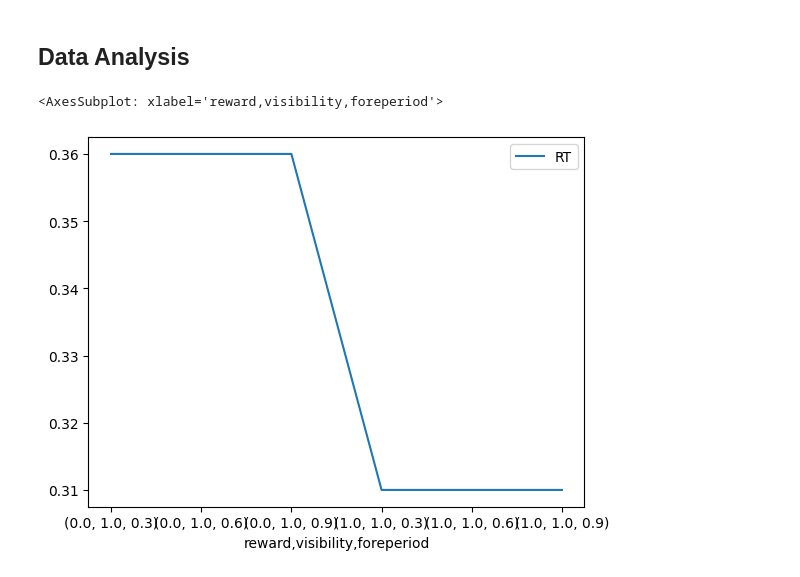
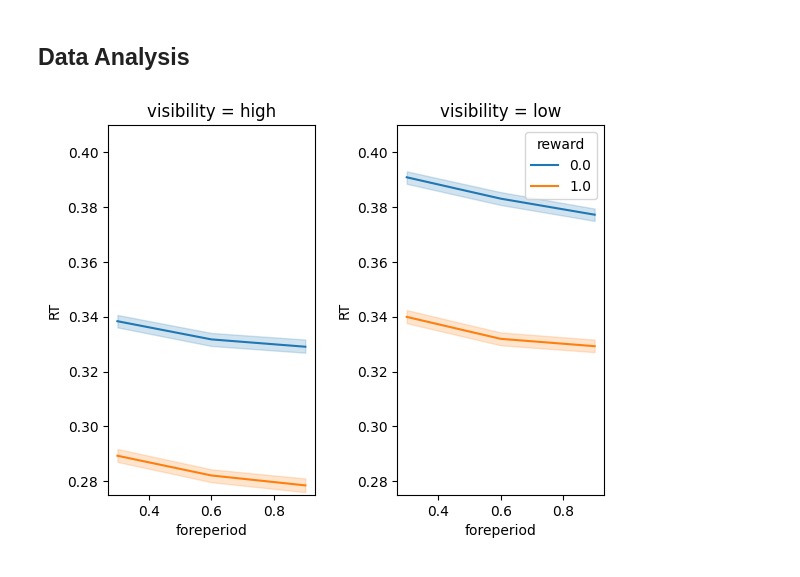
Before and after one commit to oyjuffer/CM-3, a Jupyter notebook: main.ipynb, the cells around one changed output. Drawn from its saved outputs; the diff is of its cells as text; code cells hidden in the pictures.

Commit message:
graphs working

```diff
--- a/main.ipynb
+++ b/main.ipynb
@@ -19,7 +20,7 @@ from matplotlib import pyplot as plt
 # %%
 t_0 = 0.011
 a = 1.1
-b = 0.015
+b = 0.2
 add_noise = True
 
 def noise(s):
@@ -104,15 +105,22 @@ def experiment(participants):
                 reaction_time = 0.410
                 reward_time = 0.05
                 visibility_time = 0.05
+                anticipation = 1
 
                 # pre stimulus
                 blend_pattern = Chunk(name = "foreperiod", slots = {"type": "time"})
                 memory = participant_model.retrieve_blended_trace(blend_pattern, "value")
-                anticipation = 0.5
 
                 # stimulus
                 difference = foreperiod_location[index_trial][0] - pulses_to_time(memory[0] * anticipation)
                 participant_model.time += memory[1] + 0.05
+
+                if(difference >= 0.05):
+                    reaction_time =  reaction_time - 0.05
+                elif(difference <= 0):
+                    reaction_time =  reaction_time
+                else:
+                    reaction_time =  reaction_time - difference
 
                 reaction_time = reaction_time - (reward_time * reward_visibility[index_block][0]) - (visibility_time * reward_visibility[index_block][1])
 
@@ -147,30 +155,28 @@ Participant: 10/10
 # %%
 # keep a copy
 dataFrame = pd.DataFrame(data)
 dataFrame.columns = ["participant", "block", "trial", "reward", "visibility", "foreperiod", "location", "RT"]
 
 dataFrame.drop('participant', inplace=True, axis=1)
 dataFrame.drop('block', inplace=True, axis=1)
 dataFrame.drop('trial', inplace=True, axis=1)
 dataFrame.drop('location', inplace=True, axis=1)
-grouped = dataFrame.groupby(["reward", "visibility", "foreperiod"]).mean()
-
-df1, df2 = grouped.query('visibility == 1'), grouped.query('visibility == 0')
-
-df1
-# df2
 
 
-df1.plot(kind="line", )
+df1 = dataFrame[dataFrame["visibility"] == 1]
+df2 = dataFrame[dataFrame["visibility"] == 0]
 
+fig, ax = plt.subplots(1,2)
+ax1 = sns.lineplot(data=df1, x="foreperiod", y="RT", hue = "reward", ax=ax[0], legend=False)
+ax2 = sns.lineplot(data=df2, x="foreperiod", y="RT", hue = "reward", ax=ax[1])
 
-# # df1.plot(subplots=True, layout=(1,2))
+ax1.set_ylim(0.275, 0.41)
+ax2.set_ylim(0.275, 0.41)
 
+ax1.set(title="visibility = high")
+ax2.set(title="visibility = low")
+fig.subplots_adjust(wspace=0.4)
 
-# # print(df1)
-
-# # plt.plot(grouped)
-# # # plt.show()
+fig.show()
 # %% [output]
-<AxesSubplot: xlabel='reward,visibility,foreperiod'>
-[figure, old version]
+[figure, new version]
```
Also changed, not shown: parts of 1 cell of this notebook, 3 other files.
